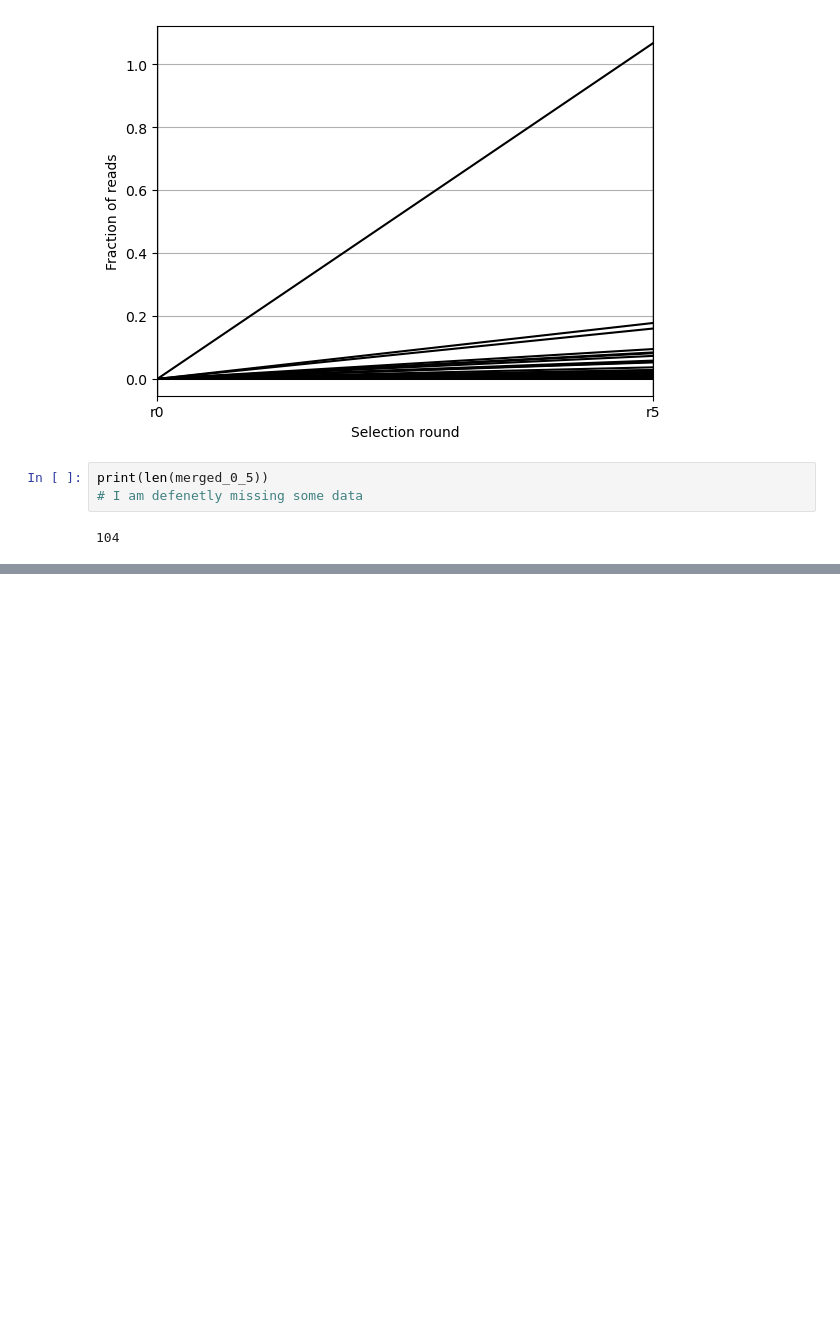
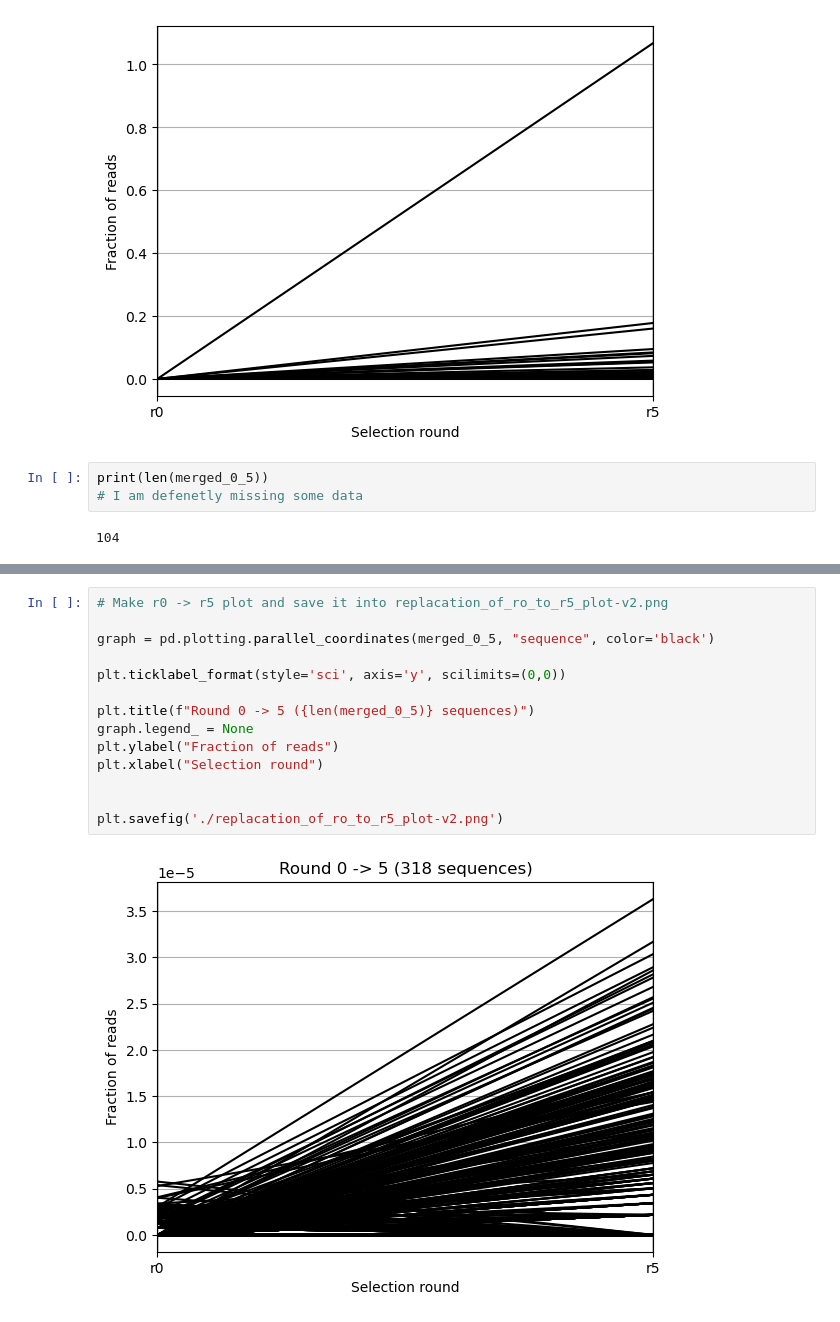
Before and after one commit to szsctt/aavolve_data, a Jupyter notebook: notebooks/2024-05-21_graph_replications.ipynb, the cells around one changed output, grey strips where cells are left out. Saved outputs shown, nothing was run; the diff lists cells and outputs as text; blank space fills up the shorter version.

```diff
--- a/notebooks/2024-05-21_graph_replications.ipynb
+++ b/notebooks/2024-05-21_graph_replications.ipynb
@@ -186,0 +294,16 @@ print(len(merged_0_5))
+# %%
+# Make r0 -> r5 plot and save it into replacation_of_ro_to_r5_plot-v2.png
+
+graph = pd.plotting.parallel_coordinates(merged_0_5, "sequence", color='black')
+
+plt.ticklabel_format(style='sci', axis='y', scilimits=(0,0))
+
+plt.title(f"Round 0 -> 5 ({len(merged_0_5)} sequences)")
+graph.legend_ = None
+plt.ylabel("Fraction of reads")
+plt.xlabel("Selection round")
+
+
+plt.savefig('./replacation_of_ro_to_r5_plot-v2.png')
+# %% [output]
+[figure, added]
```
Also changed, not shown: parts of 8 cells of this notebook.
